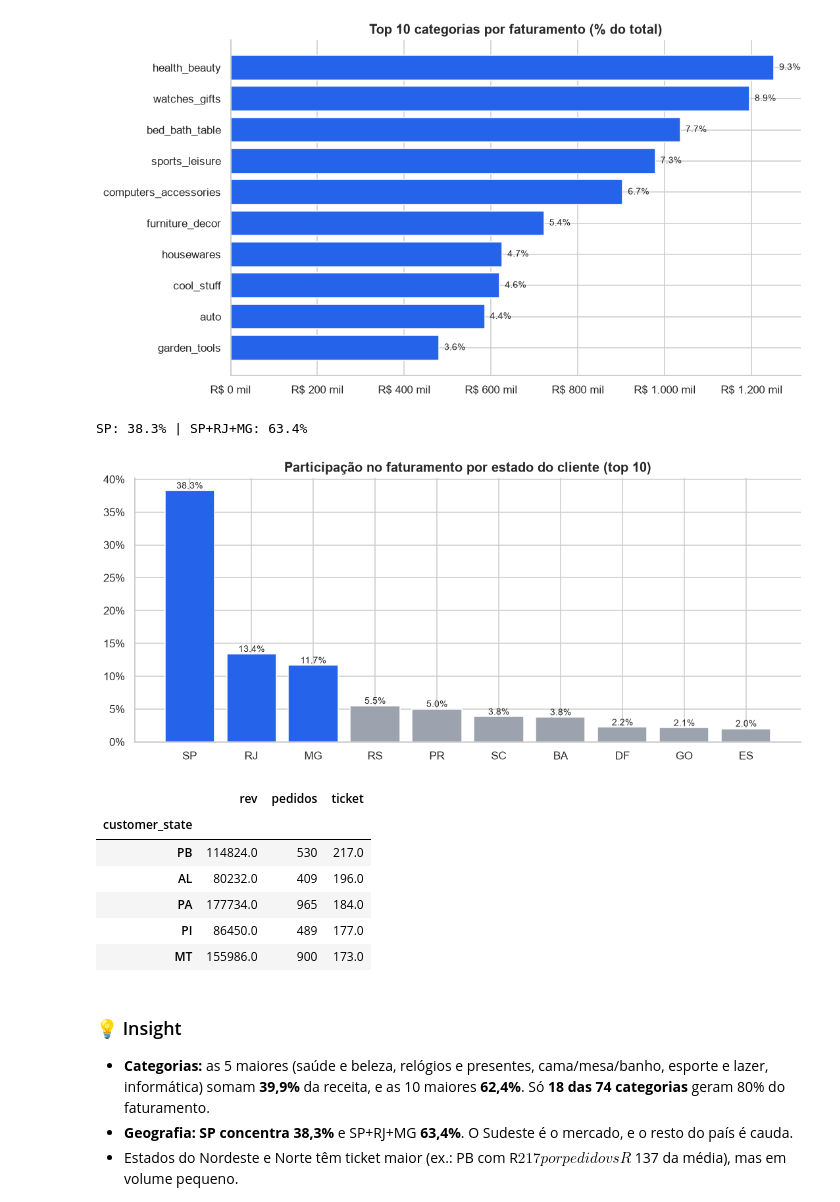
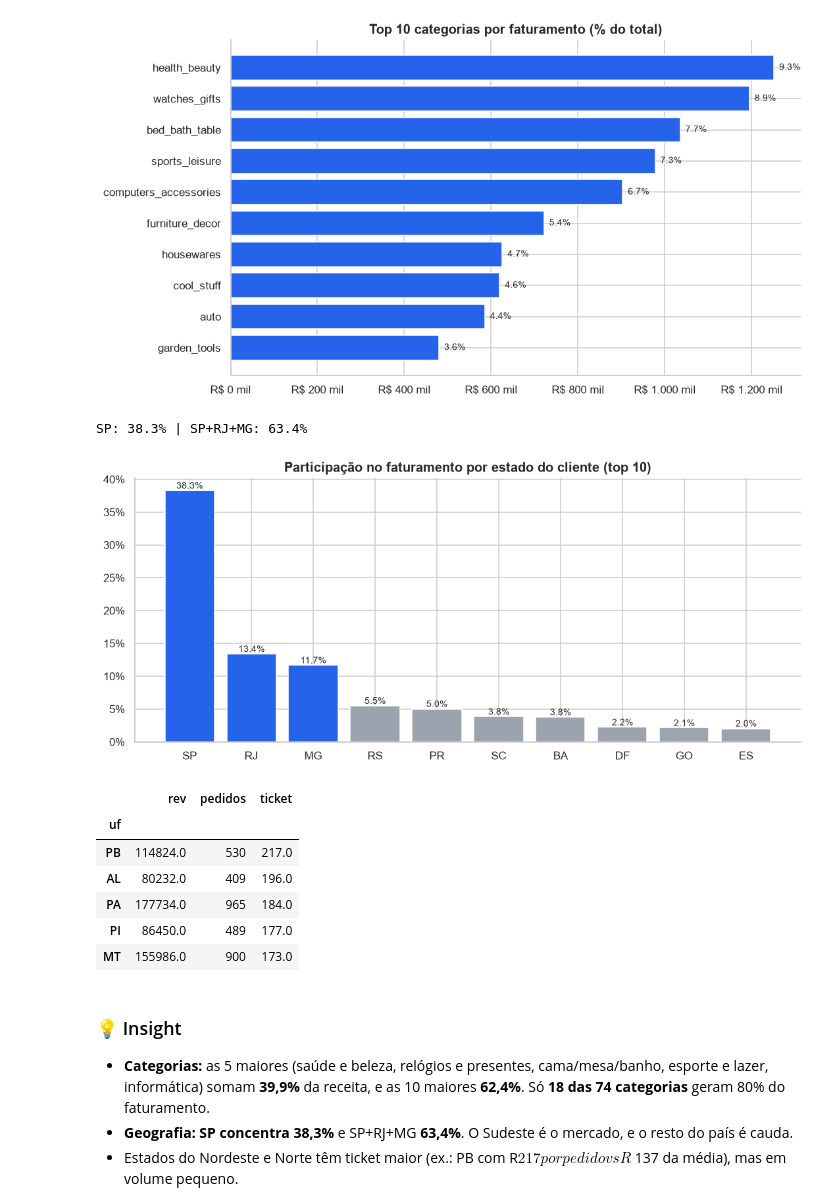
Before and after one commit to YuriB4rbosa/olist-ecommerce-analytics, a Jupyter notebook: notebooks/01_receita_geografia_atraso.ipynb, the cells around one changed output. Saved outputs shown, nothing was run; the diff lists cells and outputs as text; code cells hidden in the pictures.

```diff
--- a/notebooks/01_receita_geografia_atraso.ipynb
+++ b/notebooks/01_receita_geografia_atraso.ipynb
@@ -7,19 +7,19 @@
 # %%
 import sys
 from pathlib import Path
-ROOT = next(p for p in [Path.cwd(), *Path.cwd().parents] if (p / "src").exists())
-sys.path.insert(0, str(ROOT))
+RAIZ = next(p for p in [Path.cwd(), *Path.cwd().parents] if (p / "src").exists())
+sys.path.insert(0, str(RAIZ))
 
 import numpy as np
 import pandas as pd
 import matplotlib.pyplot as plt
 import seaborn as sns
-from src import viz
-from src.viz import AZUL, CINZA, VERMELHO
+from src import visualizacao as vis
+from src.visualizacao import AZUL, CINZA, VERMELHO
 
-viz.setup()
-m = viz.load_model()
-fo, fi, dc, dp, ds = m["fact_orders"], m["fact_items"], m["dim_customer"], m["dim_product"], m["dim_seller"]
+vis.configurar()
+m = vis.carregar_modelo()
+fp, fi, dc, dp, dv = m["fato_pedidos"], m["fato_itens"], m["dim_cliente"], m["dim_produto"], m["dim_vendedor"]
 # %% [markdown]
 ## Pergunta 1 · Como evoluem faturamento, pedidos e ticket médio?
 # %%
@@ -84,12 +84,12 @@ Abr/2018 (pico) -> Ago/2018: -14.6%
 ## Pergunta 2 · Quais categorias e estados concentram mais receita?
 # %%
 # Itens válidos na janela, com categoria e estado do cliente (destino do pedido)
-iv = (viz.no_periodo(fi[fi["is_valid_order"]])
-      .merge(dp[["product_id", "category_en"]], on="product_id")
-      .merge(fo[["order_id", "customer_id"]], on="order_id")
-      .merge(dc[["customer_id", "customer_state"]], on="customer_id"))
+iv = (vis.no_periodo(fi[fi["pedido_valido"]])
+      .merge(dp[["id_produto", "categoria_en"]], on="id_produto")
+      .merge(fp[["id_pedido", "id_cliente"]], on="id_pedido")
+      .merge(dc[["id_cliente", "uf"]], on="id_cliente"))
 
-cat = iv.groupby("category_en")["revenue"].sum().sort_values(ascending=False)
+cat = iv.groupby("categoria_en")["receita"].sum().sort_values(ascending=False)
 cat_pct = cat / cat.sum()
 print(f"Top 5 categorias: {cat_pct.head(5).sum():.1%} | Top 10: {cat_pct.head(10).sum():.1%}")
 print(f"Categorias necessárias para 80% da receita: {(cat_pct.cumsum() < 0.8).sum() + 1} de {len(cat)}")
@@ -107,27 +107,27 @@ plt.tight_layout(); viz.savefig("q2_top_categorias"); plt.show()
 # %% [output]
 [figure]
 # %%
-uf = iv.groupby("customer_state")["revenue"].sum().sort_values(ascending=False)
+uf = iv.groupby("uf")["receita"].sum().sort_values(ascending=False)
 uf_pct = uf / uf.sum()
 print(f"SP: {uf_pct['SP']:.1%} | SP+RJ+MG: {uf_pct[['SP','RJ','MG']].sum():.1%}")
 
 fig, ax = plt.subplots(figsize=(10, 4.5))
 t = uf_pct.head(10)
 ax.bar(t.index, t.values, color=[AZUL if i < 3 else CINZA for i in range(len(t))])
 for i, v in enumerate(t.values):
     ax.text(i, v, f"{v:.1%}", ha="center", va="bottom", fontsize=9)
-ax.set_title("Participação no faturamento por estado do cliente (top 10)"); viz.pct_fmt(ax)
-plt.tight_layout(); viz.savefig("q2_top_estados"); plt.show()
+ax.set_title("Participação no faturamento por estado do cliente (top 10)"); vis.fmt_pct(ax)
+plt.tight_layout(); vis.salvar_figura("q2_top_estados"); plt.show()
 
 # Ticket por pedido por estado (apenas estados com >= 300 pedidos)
-tk = iv.groupby("customer_state").agg(rev=("revenue", "sum"), pedidos=("order_id", "nunique"))
+tk = iv.groupby("uf").agg(rev=("receita", "sum"), pedidos=("id_pedido", "nunique"))
 tk["ticket"] = tk.rev / tk.pedidos
 tk[tk.pedidos >= 300].sort_values("ticket", ascending=False).head(5).round(0)
 # %% [output]
 SP: 38.3% | SP+RJ+MG: 63.4%
 [figure]
 |  | rev | pedidos | ticket |
-| customer_state |  |  |  |
+| uf |  |  |  |
 | PB | 114824.0 | 530 | 217.0 |
 | AL | 80232.0 | 409 | 196.0 |
 | PA | 177734.0 | 965 | 184.0 |
```
Also changed, not shown: parts of 6 cells of this notebook, 22 other files.
